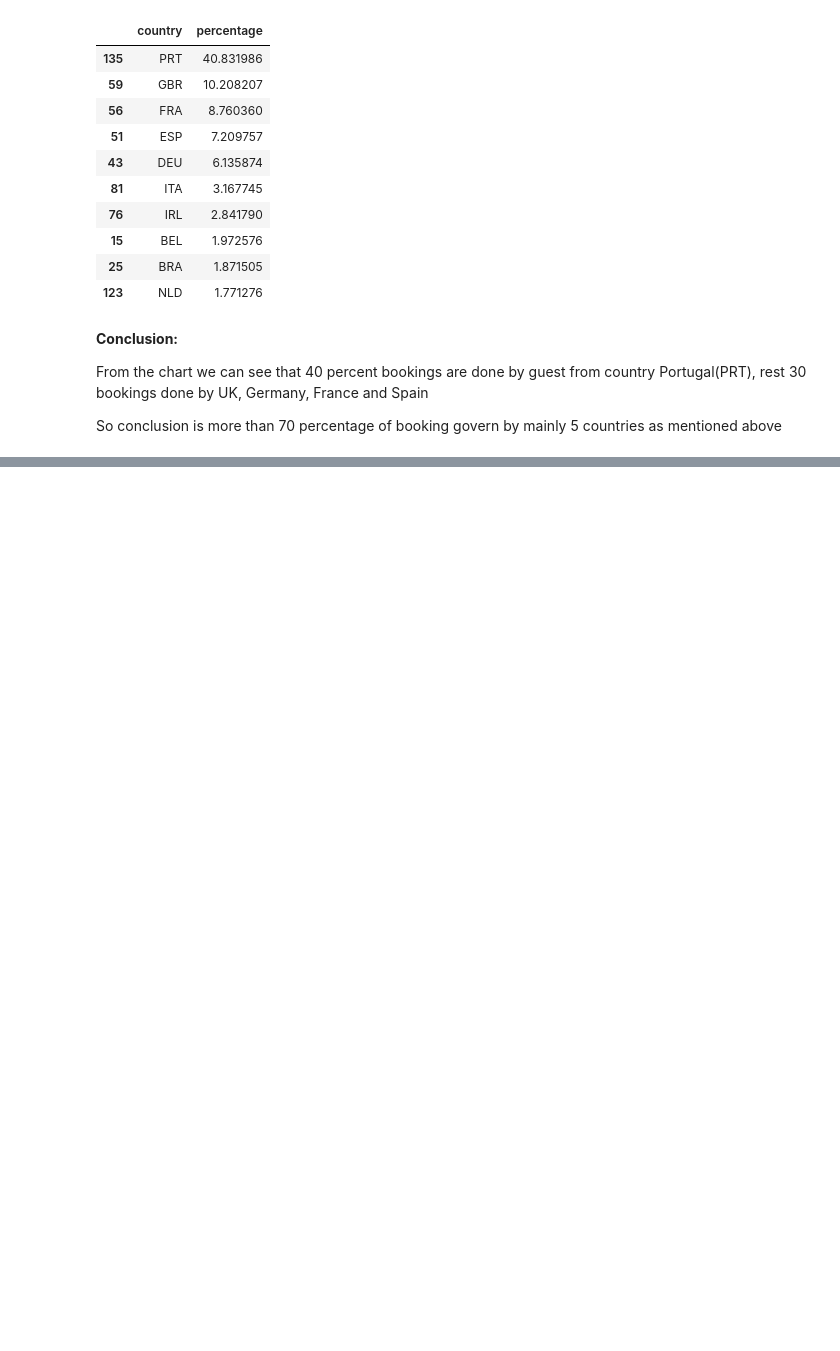
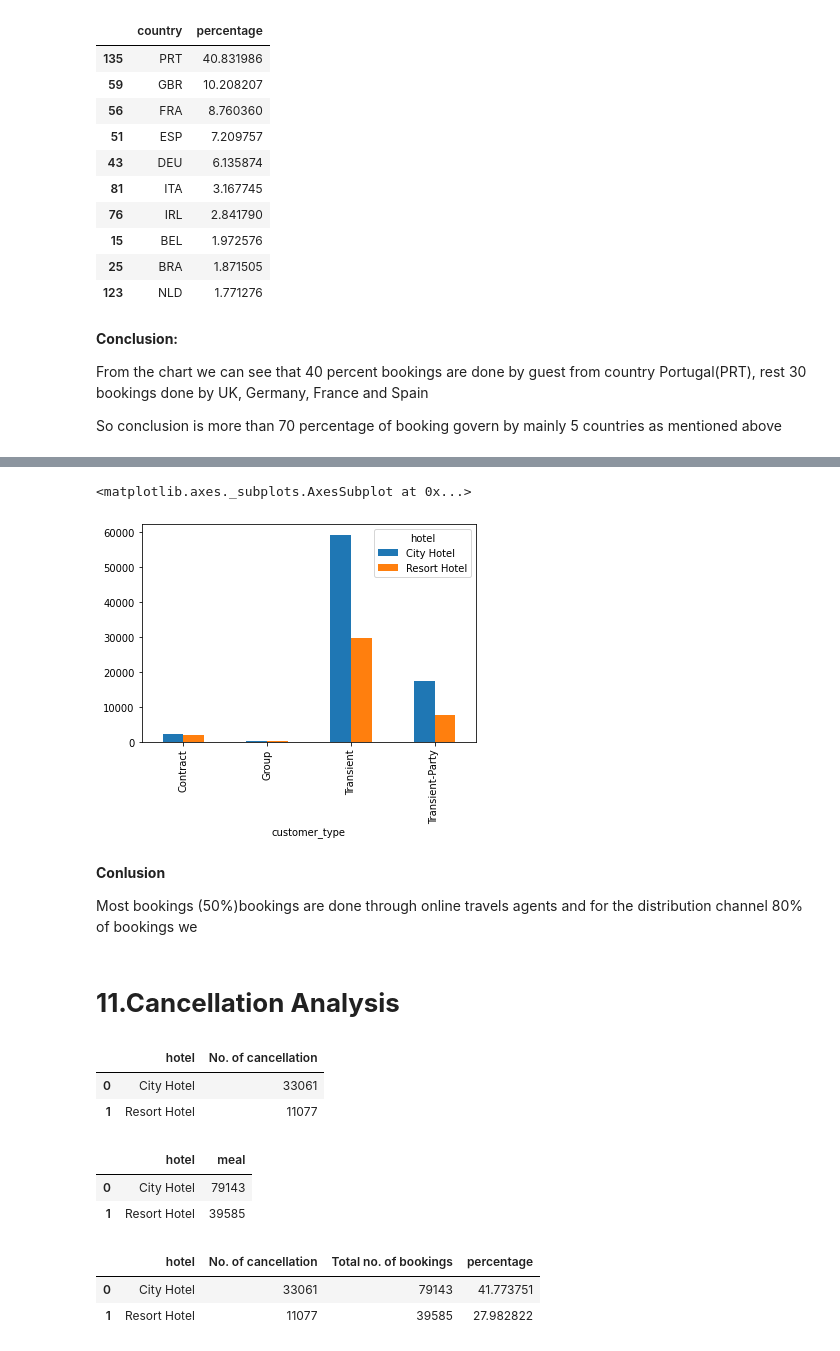
Before and after one commit to NV1511/Hotel-Booking-Data-Analysis, a Jupyter notebook: Capstone_Project_Hotel_Booking_Analysis.ipynb, the cells around one changed output, grey strips where cells are left out. Cells and saved outputs as stored; diff of their text form; code cells hidden in the pictures; blank space fills up the shorter version.

```diff
--- a/Capstone_Project_Hotel_Booking_Analysis.ipynb
+++ b/Capstone_Project_Hotel_Booking_Analysis.ipynb
@@ -401,0 +433,4 @@ So conclusion is more than 70 percentage of booking govern by mainly 5 countries
+# %%
+# Let Analyse on based on type of customer
+customer_type_analysis = df.groupby(['customer_type','hotel'])['meal'].count().unstack()
+customer_type_analysis
@@ -401,0 +444,37 @@ So conclusion is more than 70 percentage of booking govern by mainly 5 countries
+# %%
+customer_type_analysis.plot.bar()
+# %% [output]
+<matplotlib.axes._subplots.AxesSubplot at 0x...>
+[figure, added]
+# %% [markdown]
+**Conlusion**
+
+Most bookings (50%)bookings are done through online travels agents and for the distribution channel 80% of bookings we
+# %% [markdown]
+# **11.Cancellation Analysis**
+# %%
+# Let's analyse the cancellation of booking for given dataset
+Cancellation_analysis=df.groupby('hotel')['is_canceled'].sum().reset_index()
+Cancellation_analysis.rename(columns={'is_canceled':'No. of cancellation'},inplace=True)
+Cancellation_analysis
+# %% [output]
+|  | hotel | No. of cancellation |
+| 0 | City Hotel | 33061 |
+| 1 | Resort Hotel | 11077 |
+# %%
+# Get the table from our first analysis to get join with Cancellation_analysis table
+hotel_type_wise_analysis
+# %% [output]
+|  | hotel | meal |
+| 0 | City Hotel | 79143 |
+| 1 | Resort Hotel | 39585 |
+# %%
+# Let's join the table and get our final table
+Cancellation=pd.merge(Cancellation_analysis, hotel_type_wise_analysis, on='hotel', how='inner')
+Cancellation['percentage']=(y['No. of cancellation']/y['meal'])*100 # here we used meal column just for count purpose
+Cancellation.rename(columns={'meal': 'Total no. of bookings'}, inplace=True)
+Cancellation
+# %% [output]
+|  | hotel | No. of cancellation | Total no. of bookings | percentage |
+| 0 | City Hotel | 33061 | 79143 | 41.773751 |
+| 1 | Resort Hotel | 11077 | 39585 | 27.982822 |
```
Also changed, not shown: parts of 7 cells of this notebook.
